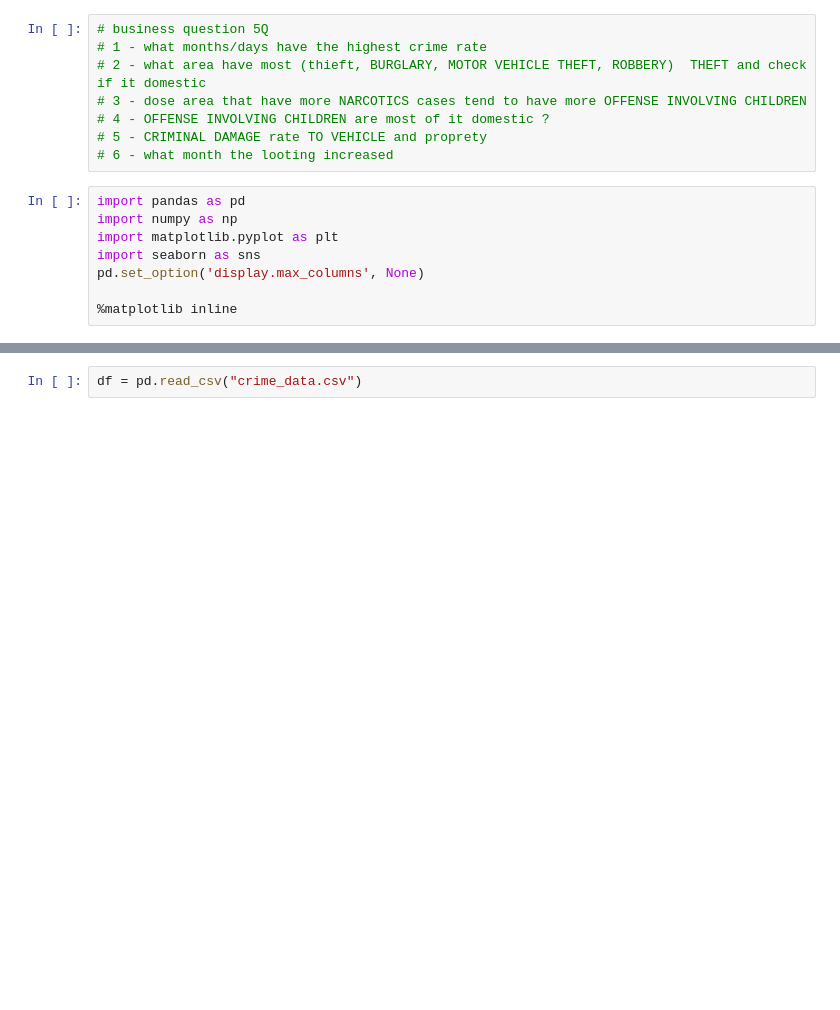
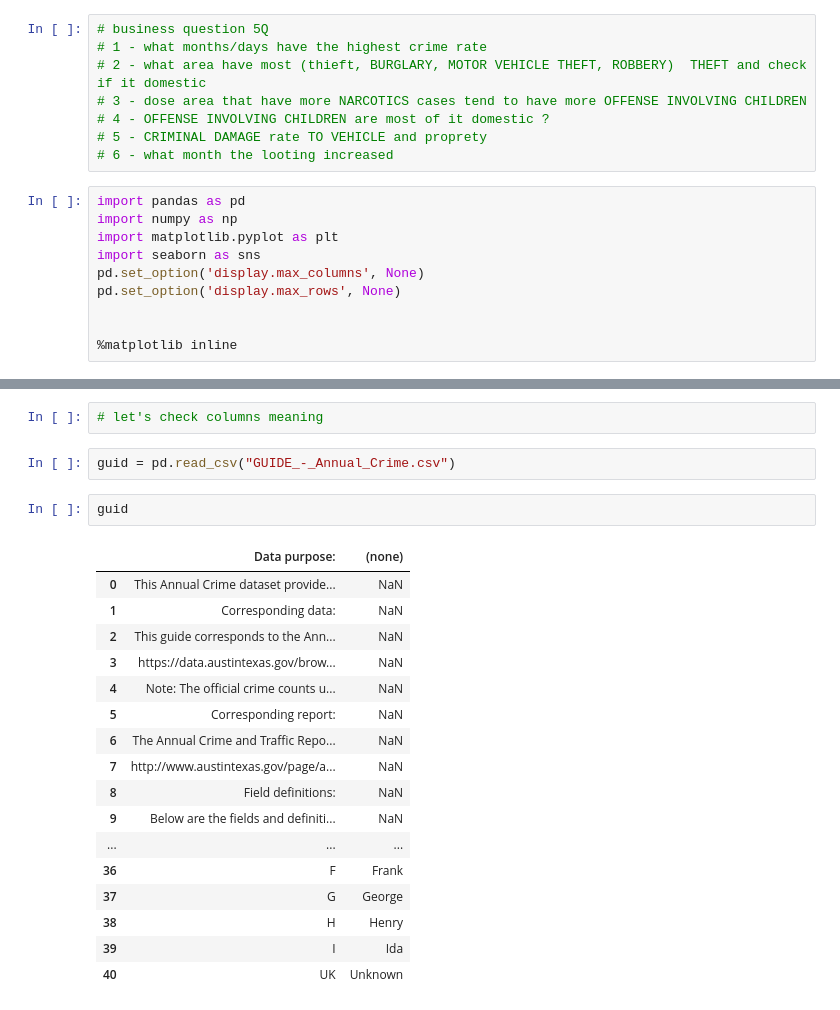
Before and after one commit to fsq2/Austin_Crime, a Jupyter notebook: crime_analysis.ipynb, the cells around one changed output, grey strips where cells are left out. Saved outputs shown, nothing was run; the diff lists cells and outputs as text; blank space fills up the shorter version.

Commit message:
add files and datasets

```diff
--- a/crime_analysis.ipynb
+++ b/crime_analysis.ipynb
@@ -12,5 +12,7 @@ import numpy as np
 import matplotlib.pyplot as plt
 import seaborn as sns
 pd.set_option('display.max_columns', None)
+pd.set_option('display.max_rows', None)
+
 
 %matplotlib inline
@@ -58,2 +147,24 @@ df.to_csv("some.csv")
+# %%
+# let's check columns meaning
 # %%
-df = pd.read_csv("crime_data.csv")
+guid = pd.read_csv("GUIDE_-_Annual_Crime.csv")
+# %%
+guid
+# %% [output]
+|  | Data purpose: | (none) |
+| 0 | This Annual Crime dataset provide... | NaN |
+| 1 | Corresponding data: | NaN |
+| 2 | This guide corresponds to the Ann... | NaN |
+| 3 | https://data.austintexas.gov/brow... | NaN |
+| 4 | Note: The official crime counts u... | NaN |
+| 5 | Corresponding report: | NaN |
+| 6 | The Annual Crime and Traffic Repo... | NaN |
+| 7 | http://www.austintexas.gov/page/a... | NaN |
+| 8 | Field definitions: | NaN |
+| 9 | Below are the fields and definiti... | NaN |
+| ... | ... | ... |
+| 36 | F | Frank |
+| 37 | G | George |
+| 38 | H | Henry |
+| 39 | I | Ida |
+| 40 | UK | Unknown |
```
Also changed, not shown: parts of 36 cells of this notebook, 7 other files.
